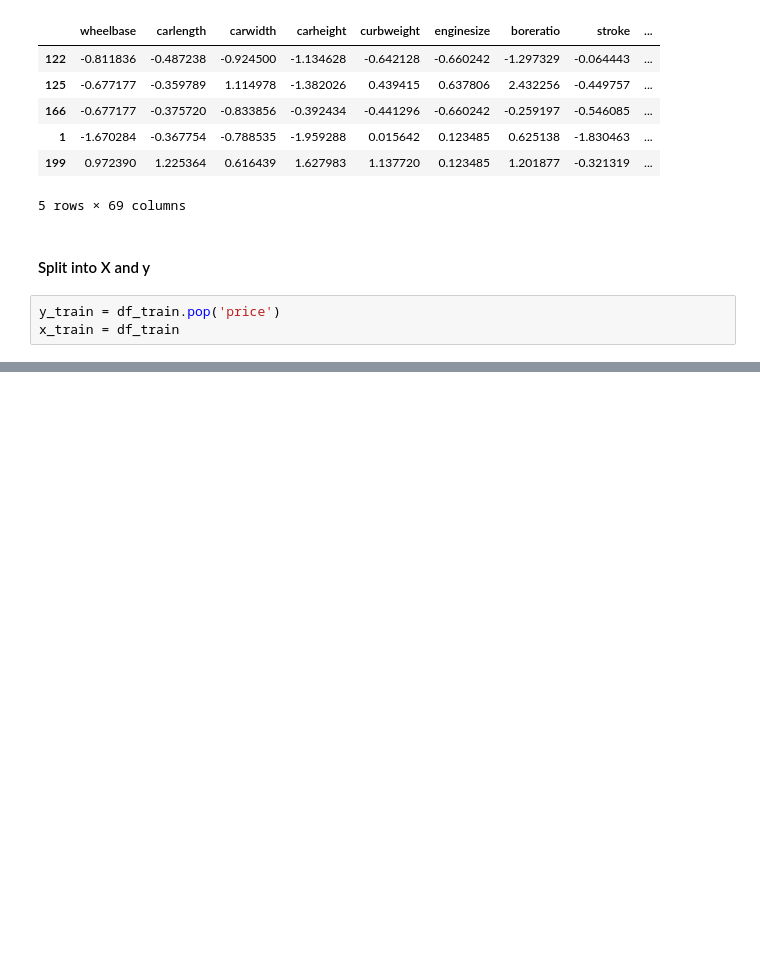
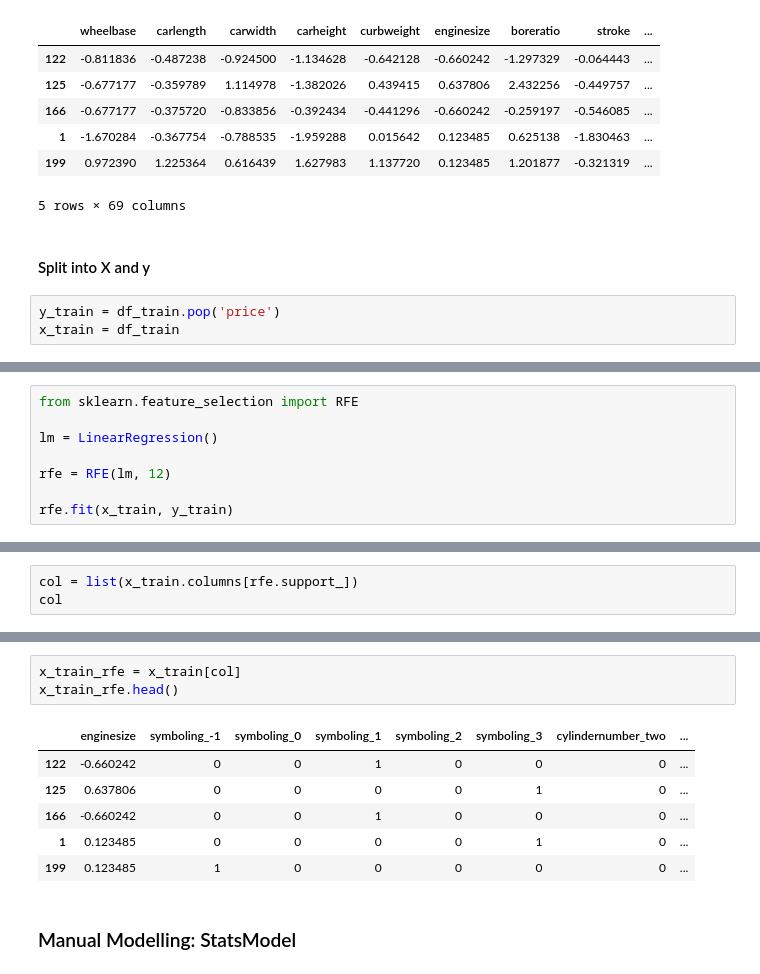
Before and after one commit to Karen9119/Car-Linear-Regression, a Jupyter notebook: DS C41.ipynb, the cells around one changed output, grey strips where cells are left out. Saved outputs shown, nothing was run; the diff lists cells and outputs as text; blank space fills up the shorter version.

Commit message:
Modelling: Using RFE

```diff
--- a/DS C41.ipynb
+++ b/DS C41.ipynb
@@ -318,0 +323,8 @@ x_train = df_train
+# %%
+from sklearn.feature_selection import RFE
+
+lm = LinearRegression()
+
+rfe = RFE(lm, 12)
+
+rfe.fit(x_train, y_train)
@@ -318,0 +364,3 @@ x_train = df_train
+# %%
+col = list(x_train.columns[rfe.support_])
+col
@@ -318,0 +380,12 @@ x_train = df_train
+# %%
+x_train_rfe = x_train[col]
+x_train_rfe.head()
+# %% [output]
+|  | enginesize | symboling_-1 | symboling_0 | symboling_1 | symboling_2 | symboling_3 | cylindernumber_two | ... |
+| 122 | -0.660242 | 0 | 0 | 1 | 0 | 0 | 0 | ... |
+| 125 | 0.637806 | 0 | 0 | 0 | 0 | 1 | 0 | ... |
+| 166 | -0.660242 | 0 | 0 | 1 | 0 | 0 | 0 | ... |
+| 1 | 0.123485 | 0 | 0 | 0 | 0 | 1 | 0 | ... |
+| 199 | 0.123485 | 1 | 0 | 0 | 0 | 0 | 0 | ... |
+# %% [markdown]
+### Manual Modelling: StatsModel
```
Also changed, not shown: parts of 12 cells of this notebook.
